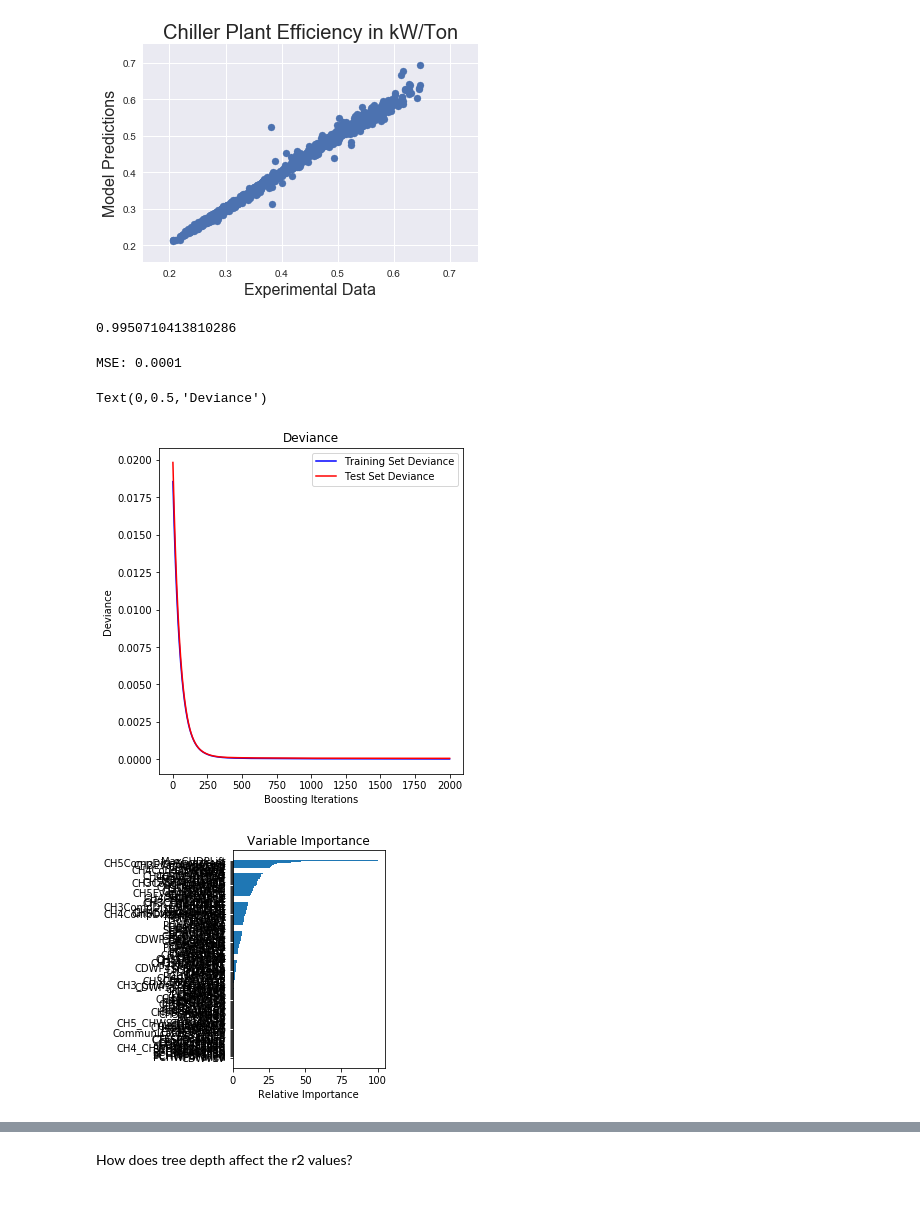
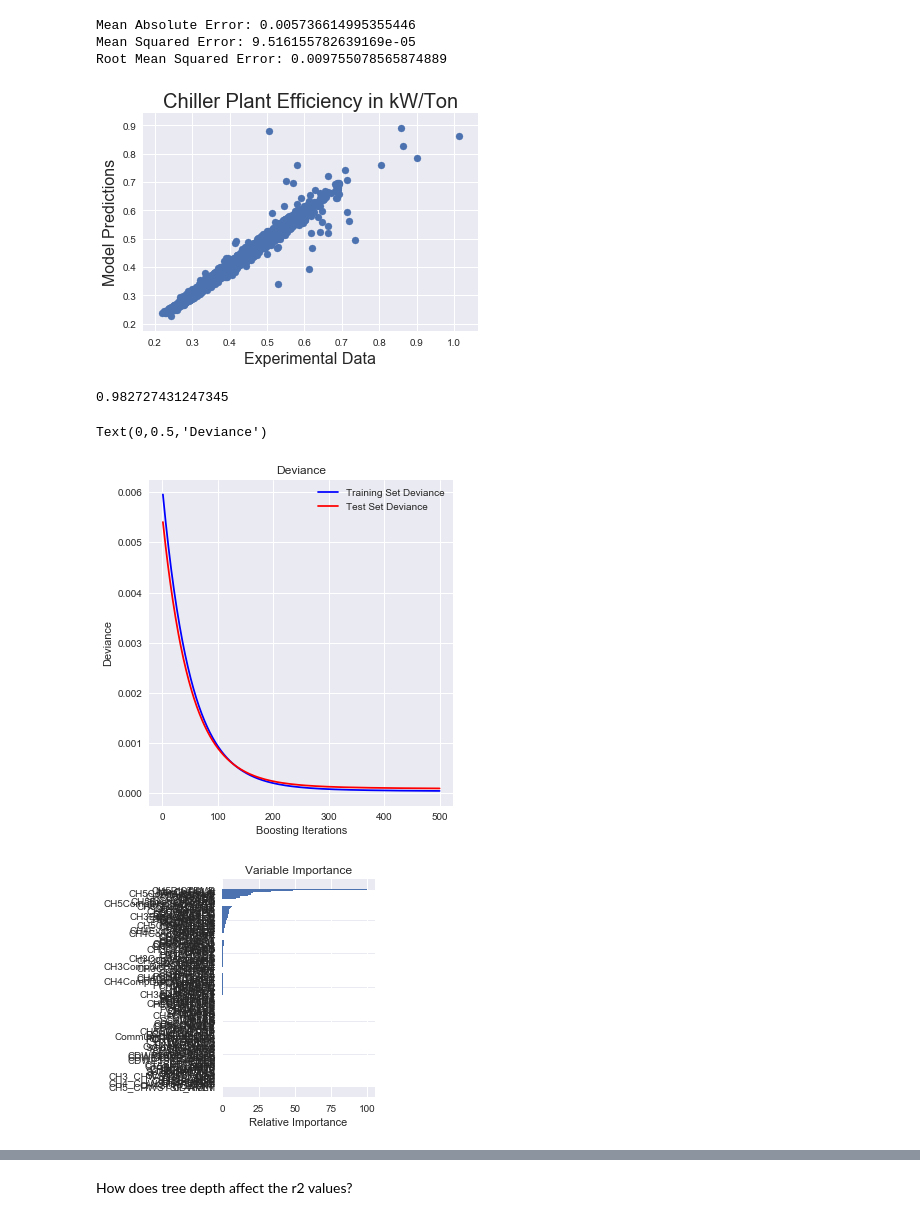
Before and after one commit to optichill/optichill, a Jupyter notebook: examples/Plant1-gradient-boosting-machines.ipynb, the cells around one changed output, grey strips where cells are left out. Cells and saved outputs as stored; diff of their text form; code cells hidden in the pictures.

```diff
--- a/examples/Plant1-gradient-boosting-machines.ipynb
+++ b/examples/Plant1-gradient-boosting-machines.ipynb
@@ -26,0 +31,14 @@ df_plt1, key = bas_filter.data_import(
+# %%
+new_files_list = []
+
+all_minute_files_list = glob.glob("../../Plt1/Plt1 m*")
+for element in all_minute_files_list:
+    new_files_name = element.replace('../../Plt1\\', '')
+    new_files_list.append(new_files_name)
+
+print(new_files_list)
+
+df = bas_filter.import_and_filter(
+    '../../Plt1', new_files_list, '../../Plt1/Plt1 Points List.xlsx',
+    include_alarms=False
+)
@@ -140,3 +72,6 @@ Y = bas.values[:, (n-1)]
+# %%
+X = df.drop(['kW/Ton'], axis=1).values
+Y = df['kW/Ton'].values
 # %%
 xtrain, xtest, ytrain, ytest = train_test_split(X, Y, test_size=0.25,
                                                random_state=3393)
@@ -149,2 +77,0 @@ NameError: name 'DecisionTreeRegressor' is not defined
-# %%
-model.fit(xtrain, ytrain)
@@ -170,5 +78,5 @@ Root Mean Squared Error: 0.02450480948605501
 # %%
-params = {'n_estimators': 500, 'max_depth': 4, 'min_samples_split': 2,
+params = {'n_estimators': 500, 'max_depth': 6, 'min_samples_split': 2,
           'learning_rate': 0.01, 'loss': 'ls'}
 # %%
 clf = GradientBoostingRegressor(**params)
@@ -184,6 +92,15 @@ GradientBoostingRegressor(alpha=0.9, criterion='friedman_mse', init=None,
              subsample=1.0, verbose=0, warm_start=False)
 # %%
 y1 = clf.predict(xtest)
+# %%
+print('Mean Absolute Error:', metrics.mean_absolute_error(ytest, y1))
+print('Mean Squared Error:', metrics.mean_squared_error(ytest, y1))
+print('Root Mean Squared Error:', np.sqrt(
+    metrics.mean_squared_error(ytest, y1)))
+# %% [output]
+Mean Absolute Error: 0.005736614995355446
+Mean Squared Error: 9.516155782639169e-05
+Root Mean Squared Error: 0.009755078565874889
 # %%
 sns.set()
 plt.figure()
@@ -192,13 +109,13 @@ fs = 20
 plt.title("Chiller Plant Efficiency in kW/Ton", fontsize=fs)
 plt.xlabel("Experimental Data", fontsize=fs-4)
 plt.ylabel("Model Predictions", fontsize=fs-4)
-plt.xlim(xmax=0.75)
-plt.ylim(ymax=0.75)
-plt.savefig('r2_values_limits.png', bbox_inches='tight')
+# plt.xlim(xmax=0.75)
+# plt.ylim(ymax=0.75)
+plt.savefig('r2_values_plt1.png', bbox_inches='tight')
 # %% [output]
-[figure, old version]
+[figure, new version]
 # %%
 test_score = r2_score(ytest, y1)
 test_score
 # %% [output]
-0.9950710413810286
+0.982727431247345
@@ -207,7 +122,3 @@ mse = mean_squared_error(ytest, clf.predict(xtest))
-# %%
-print('MSE: %.4f' % mse)
-# %% [output]
-MSE: 0.0001
 # %%
 test_score = np.zeros((params['n_estimators'],), dtype=np.float64)
 # %%
@@ -226,20 +137,20 @@ plt.xlabel('Boosting Iterations')
 plt.ylabel('Deviance')
 # %% [output]
 Text(0,0.5,'Deviance')
-[figure, old version]
+[figure, new version]
 # %%
 # Plot feature importance
 feature_importance = clf.feature_importances_
 # make importances relative to max importance
 feature_importance = 100.0 * (feature_importance / feature_importance.max())
 sorted_idx = np.argsort(feature_importance)
 pos = np.arange(sorted_idx.shape[0]) + .5
 plt.subplot(1,2,1)
 plt.barh(pos, feature_importance[sorted_idx], align='center')
-plt.yticks(pos, bas.columns[sorted_idx])
+plt.yticks(pos, df.columns[sorted_idx])
 plt.xlabel('Relative Importance')
 plt.title('Variable Importance')
 plt.show()
 # %% [output]
-[figure, old version]
+[figure, new version]
 # %%
```
Also changed, not shown: parts of 38 cells of this notebook, 1 other file.
